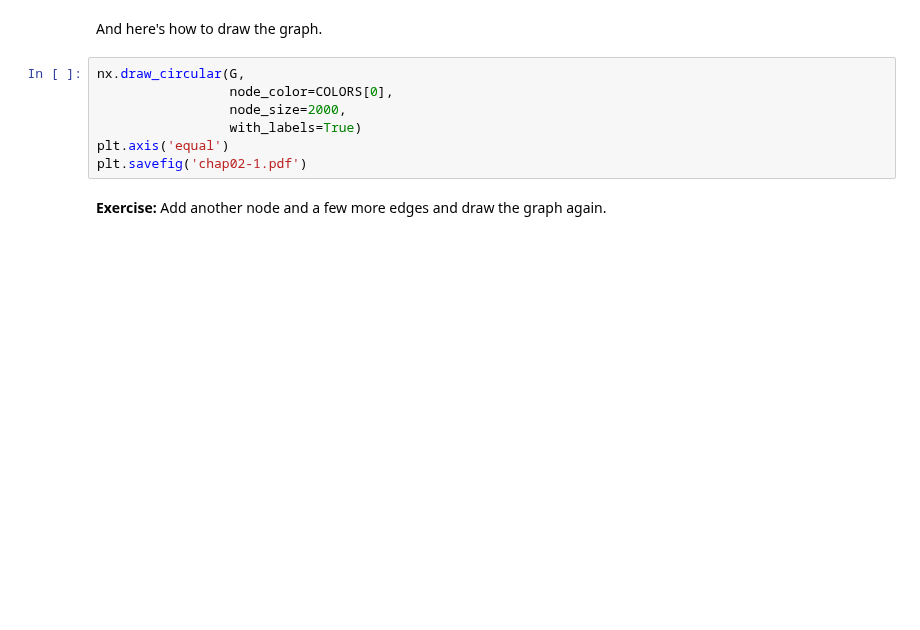
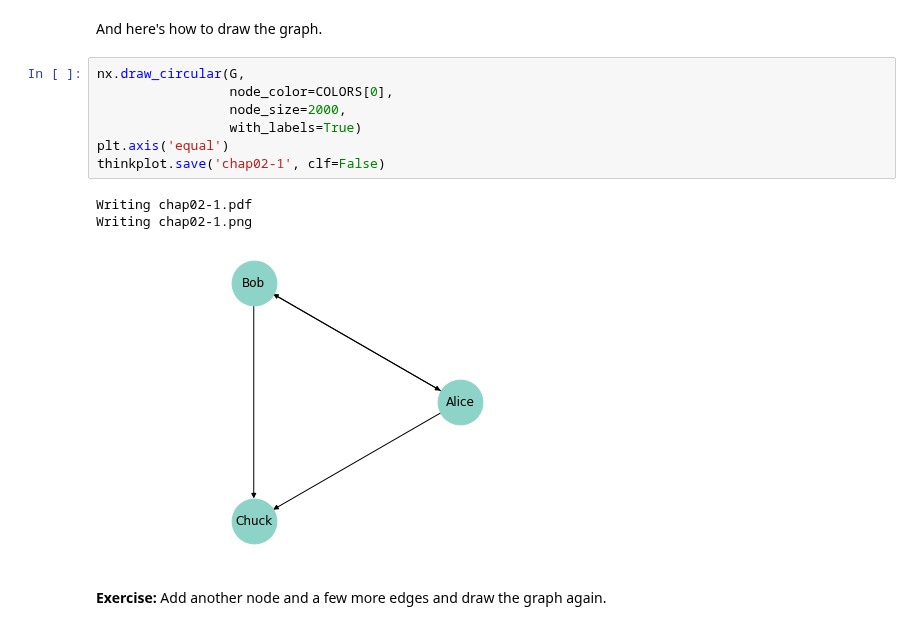
Before and after one commit to AllenDowney/ThinkComplexity2, a Jupyter notebook: code/chap02soln.ipynb, the cells around one changed output. Cells and saved outputs as stored; diff of their text form; blank space fills up the shorter version.

```diff
--- a/code/chap02soln.ipynb
+++ b/code/chap02soln.ipynb
@@ -42,10 +48,14 @@ And here's how to draw the graph.
 # %%
 nx.draw_circular(G,
                  node_color=COLORS[0],
                  node_size=2000,
                  with_labels=True)
 plt.axis('equal')
-plt.savefig('chap02-1.pdf')
+thinkplot.save('chap02-1', clf=False)
+# %% [output]
+Writing chap02-1.pdf
+Writing chap02-1.png
+[figure, added]
 # %% [markdown]
 **Exercise:**  Add another node and a few more edges and draw the graph again.
 # %%
```
Also changed, not shown: parts of 33 cells of this notebook, 8 other files.
